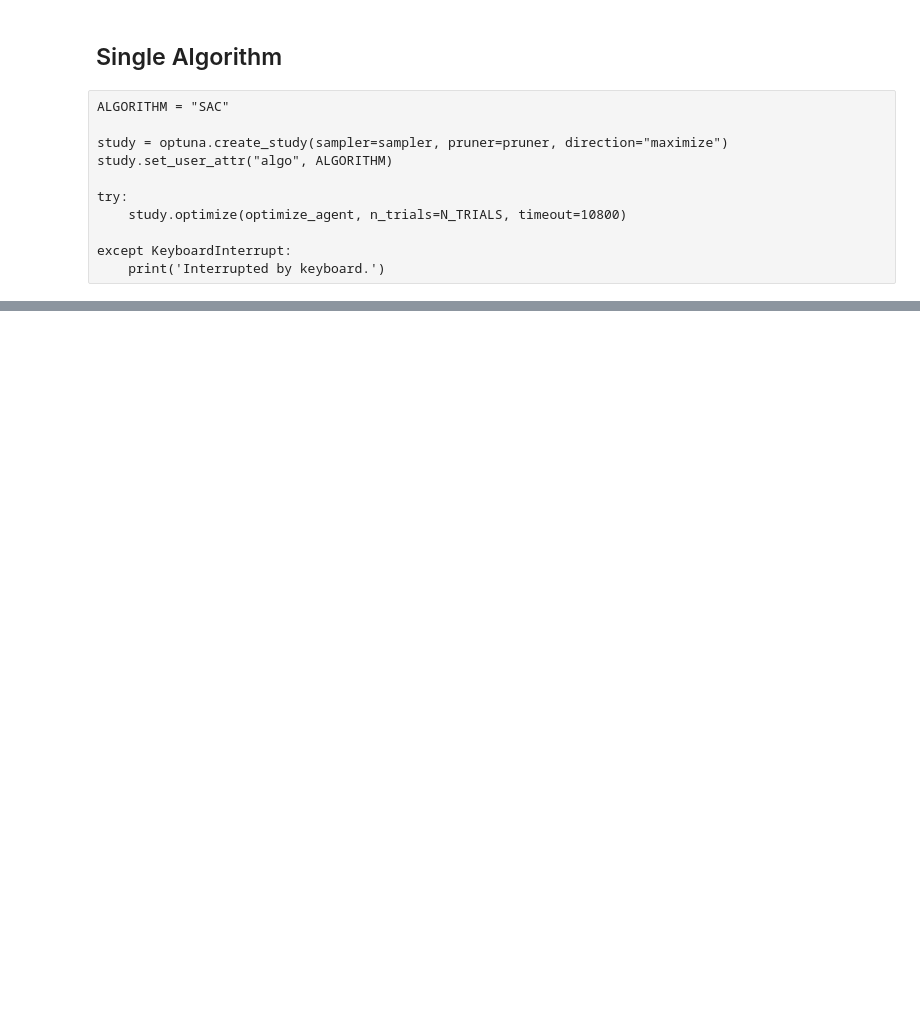
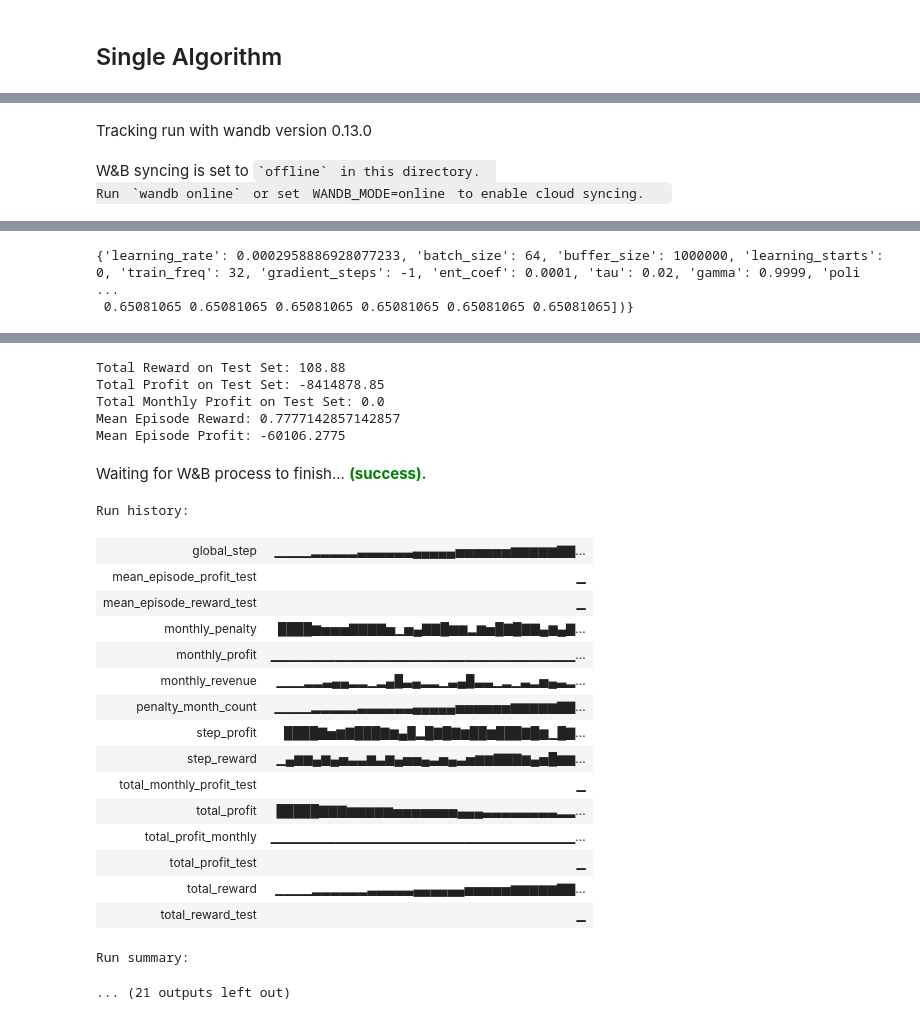
Before and after one commit to jlp237/MA-VPP-RL-bidding, a Jupyter notebook: 03_Tuning_of_Algorithms.ipynb, the cells around one changed output, grey strips where cells are left out. Saved outputs shown, nothing was run; the diff lists cells and outputs as text; code cells hidden in the pictures; blank space fills up the shorter version.

```diff
--- a/03_Tuning_of_Algorithms.ipynb
+++ b/03_Tuning_of_Algorithms.ipynb
@@ -981,8 +985,8 @@ ALGOS = {
 # %%
 EXPERIMENT_TAGS = ["tuning_3"]
 EXPERIMENT_TIMESTEPS = 2785     # 2785 #how many episodes to train
-N_TRIALS = 1                   # 20 #how many experiments to run
-N_STARTUP_TRIALS = 1            # 20 #how long to use random sampling before using TPESampler
+N_TRIALS = 2                   # 20 #how many experiments to run
+N_STARTUP_TRIALS = 2            # 20 #how long to use random sampling before using TPESampler
 # %% [markdown]
 ## Define Parameter Sampling
 # %%
@@ -995,16 +999,3 @@ sampler = TPESampler(n_startup_trials=N_STARTUP_TRIALS)
 pruner = MedianPruner(n_startup_trials=N_STARTUP_TRIALS, n_warmup_steps=EXPERIMENT_TIMESTEPS // 3)
 # %% [markdown]
 ## All Algorithms
-# %%
-algo_list = ["SAC", "DDPG", "TD3", "TRPO", "R_PPO","A2C", "PPO", "TQC"]
-
-for algo in algo_list:
-    study = optuna.create_study(sampler=sampler, pruner=pruner, direction="maximize")
-    study.set_user_attr("algo", algo)
-    print("Now tuning : " + algo)
-
-    try:
-        study.optimize(optimize_agent, n_trials=N_TRIALS, timeout=10800)
-
-    except KeyboardInterrupt:
-        print('Interrupted by keyboard.')
@@ -1026,13 +1015,14 @@ Successfully finished last run (ID:3q5xj9ap). Initializing new run:
 # %% [markdown]
 ## Single Algorithm
-# %% [raw]
-ALGORITHM = "SAC"
-
-study = optuna.create_study(sampler=sampler, pruner=pruner, direction="maximize")
-study.set_user_attr("algo", ALGORITHM)
-
-try:
-    study.optimize(optimize_agent, n_trials=N_TRIALS, timeout=10800)
-
-except KeyboardInterrupt:
-    print('Interrupted by keyboard.')
+# %%
+ALGORITHM = "SAC"
+
+study = optuna.create_study(sampler=sampler, pruner=pruner, direction="maximize")
+study.set_user_attr("algo", ALGORITHM)
+
+try:
+    study.optimize(optimize_agent, n_trials=N_TRIALS, timeout=10800)
+
+except KeyboardInterrupt:
+    print('Interrupted by keyboard.')
+# %% [output]
@@ -1038,0 +1030,3 @@ except KeyboardInterrupt:
+Tracking run with wandb version 0.13.0
+W&B syncing is set to `offline` in this directory.
+Run `wandb online` or set WANDB_MODE=online to enable cloud syncing.
@@ -1038,0 +1034,2 @@ except KeyboardInterrupt:
+{'learning_rate': 0.0002958886928077233, 'batch_size': 64, 'buffer_size': 1000000, 'learning_starts': 0, 'train_freq': 32, 'gradient_steps': -1, 'ent_coef': 0.0001, 'tau': 0.02, 'gamma': 0.9999, 'poli ...
+ 0.65081065 0.65081065 0.65081065 0.65081065 0.65081065 0.65081065])}
@@ -1038,0 +1038,24 @@ except KeyboardInterrupt:
+Total Reward on Test Set: 108.88
+Total Profit on Test Set: -8414878.85
+Total Monthly Profit on Test Set: 0.0
+Mean Episode Reward: 0.7777142857142857
+Mean Episode Profit: -60106.2775
+Waiting for W&B process to finish... (success).
+Run history:
+| global_step | ▁▁▁▁▂▂▂▂▂▃▃▃▃▃▃▄▄▄▄▄▅▅▅▅▅▅▆▆▆▆▆▇▇... |
+| mean_episode_profit_test | ▁ |
+| mean_episode_reward_test | ▁ |
+| monthly_penalty | ████▆▅▅▅▇▇▇▇▅▁▅▄▇▇█▆▆▂▆▅█▇█▇▇▄▆▄▇... |
+| monthly_profit | ▁▁▁▁▁▁▁▁▁▁▁▁▁▁▁▁▁▁▁▁▁▁▁▁▁▁▁▁▁▁▁▁▁... |
+| monthly_revenue | ▁▁▁▂▂▃▄▄▂▂▁▂▄█▃▄▂▂▁▃▄█▃▃▁▂▁▃▂▅▄▃▂... |
+| penalty_month_count | ▁▁▁▁▂▂▂▂▂▃▃▃▃▃▃▄▄▄▄▄▅▅▅▅▅▅▆▆▆▆▆▇▇... |
+| step_profit | ████▇▅▆▇███▇▆▄█▂█▇█▇▆██▆███▇█▆▁█▇... |
+| step_reward | ▁▄▆▆▄▆▄▅▃▃▆▃▆▄▅▅▄▃▅▄▃▅▆▆▇▇▇▆▄▅█▆▆... |
+| total_monthly_profit_test | ▁ |
+| total_profit | █████▇▇▇▆▆▆▆▆▅▅▅▅▅▅▅▄▄▄▃▃▃▃▃▃▃▃▂▂... |
+| total_profit_monthly | ▁▁▁▁▁▁▁▁▁▁▁▁▁▁▁▁▁▁▁▁▁▁▁▁▁▁▁▁▁▁▁▁▁... |
+| total_profit_test | ▁ |
+| total_reward | ▁▁▁▁▂▂▂▂▂▂▃▃▃▃▃▄▄▄▄▄▄▅▅▅▅▅▆▆▆▆▆▇▇... |
+| total_reward_test | ▁ |
+Run summary:
+... (21 outputs left out)
```
Also changed, not shown: parts of 10 cells of this notebook, 4 other files.
